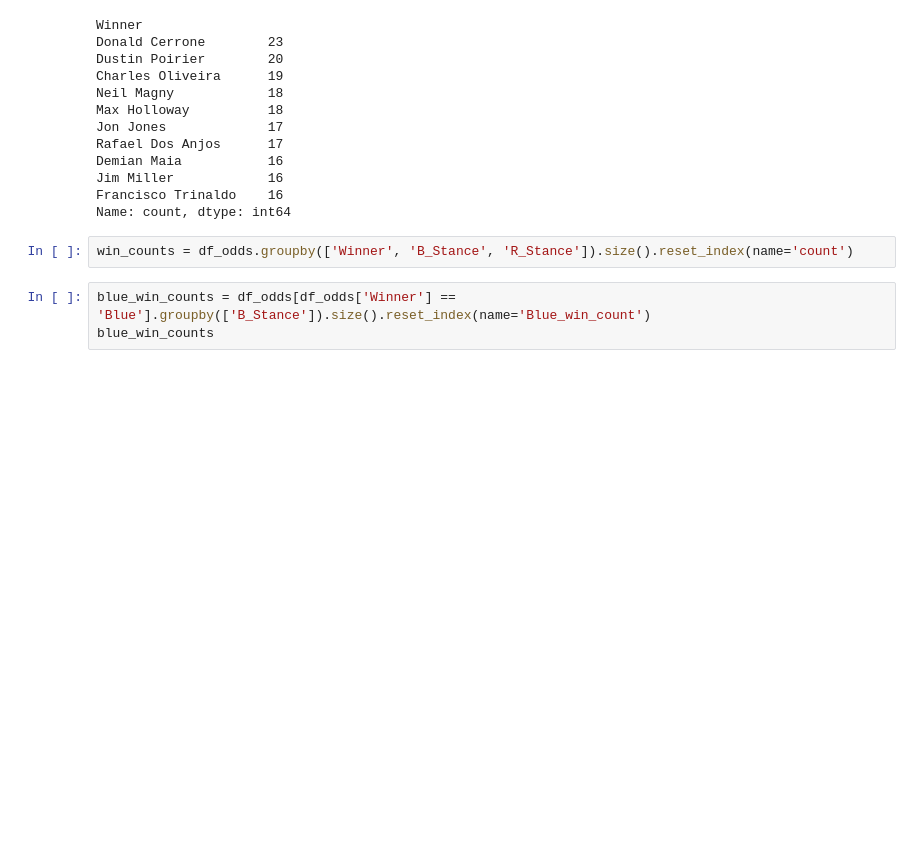
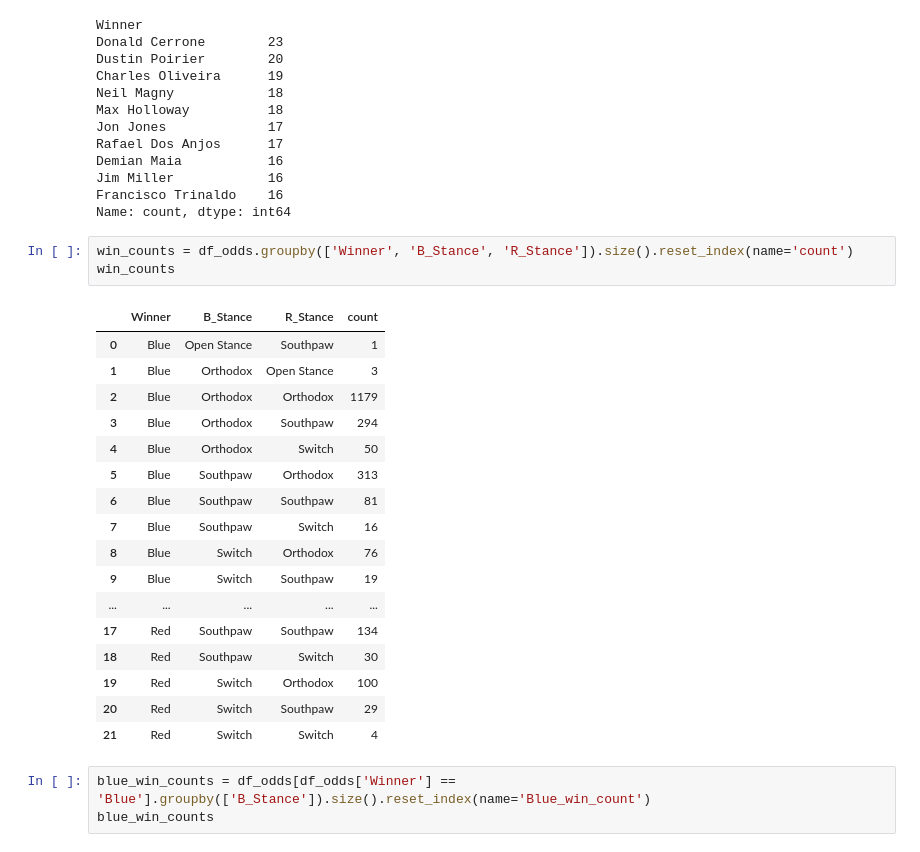
Before and after one commit to FlawlessAfro/ML_fight_prediction, a Jupyter notebook: silver/transformmatch.ipynb, the cells around one changed output. Saved outputs shown, nothing was run; the diff lists cells and outputs as text; blank space fills up the shorter version.

```diff
--- a/silver/transformmatch.ipynb
+++ b/silver/transformmatch.ipynb
@@ -110,6 +111,25 @@ Francisco Trinaldo    16
 Name: count, dtype: int64
 # %%
 win_counts = df_odds.groupby(['Winner', 'B_Stance', 'R_Stance']).size().reset_index(name='count')
+win_counts
+# %% [output]
+|  | Winner | B_Stance | R_Stance | count |
+| 0 | Blue | Open Stance | Southpaw | 1 |
+| 1 | Blue | Orthodox | Open Stance | 3 |
+| 2 | Blue | Orthodox | Orthodox | 1179 |
+| 3 | Blue | Orthodox | Southpaw | 294 |
+| 4 | Blue | Orthodox | Switch | 50 |
+| 5 | Blue | Southpaw | Orthodox | 313 |
+| 6 | Blue | Southpaw | Southpaw | 81 |
+| 7 | Blue | Southpaw | Switch | 16 |
+| 8 | Blue | Switch | Orthodox | 76 |
+| 9 | Blue | Switch | Southpaw | 19 |
+| ... | ... | ... | ... | ... |
+| 17 | Red | Southpaw | Southpaw | 134 |
+| 18 | Red | Southpaw | Switch | 30 |
+| 19 | Red | Switch | Orthodox | 100 |
+| 20 | Red | Switch | Southpaw | 29 |
+| 21 | Red | Switch | Switch | 4 |
 # %%
 blue_win_counts = df_odds[df_odds['Winner'] == 'Blue'].groupby(['B_Stance']).size().reset_index(name='Blue_win_count')
 blue_win_counts
```
Also changed, not shown: parts of 4 cells of this notebook, 1 other file.
